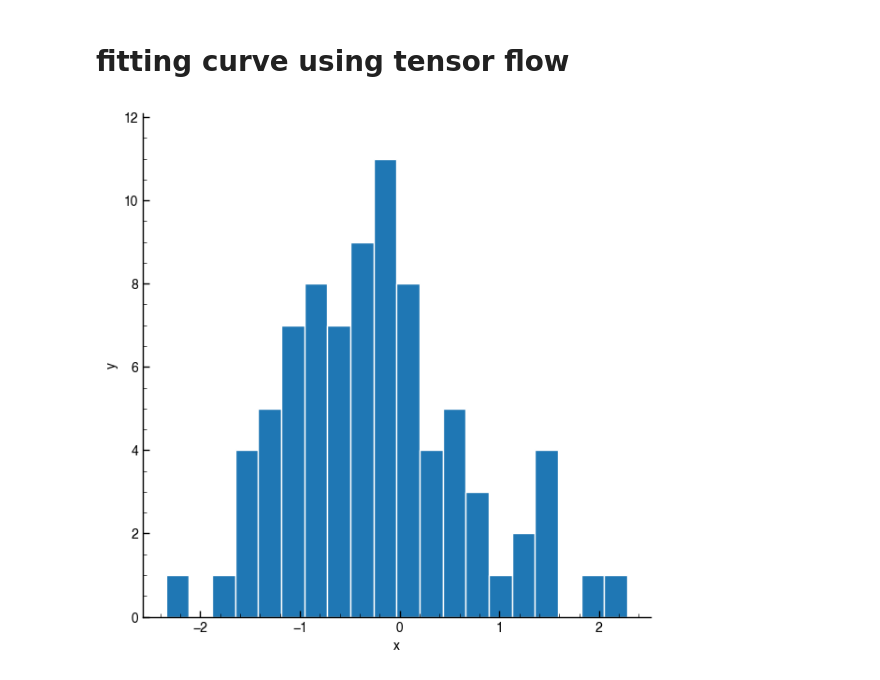
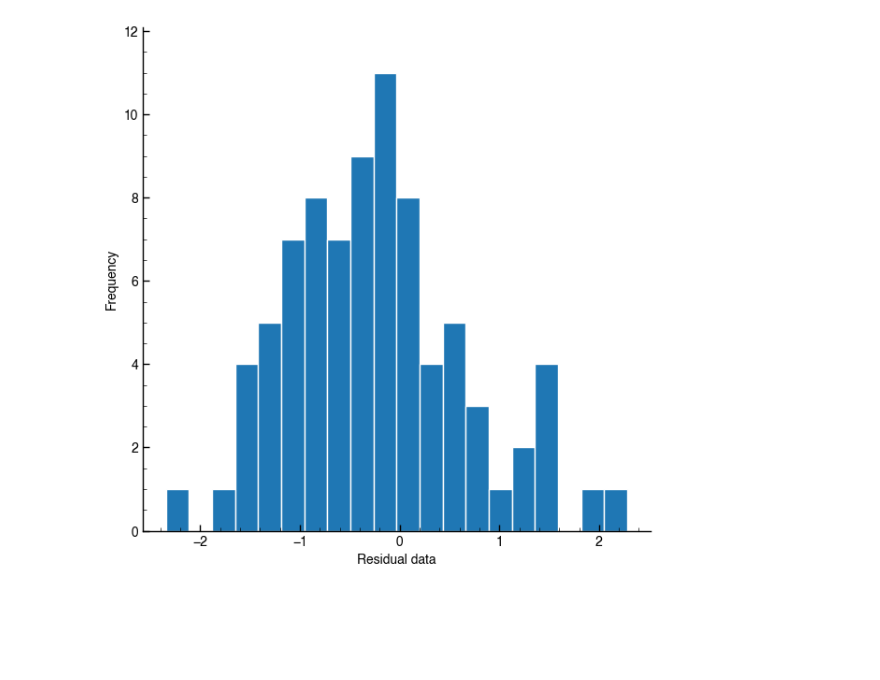
Before and after one commit to kingkap4/ASTR-19-Project, a Jupyter notebook: Project.ipynb, the cells around one changed output. Drawn from its saved outputs; the diff is of its cells as text; code cells hidden in the pictures; blank space fills up the shorter version.

```diff
--- a/Project.ipynb
+++ b/Project.ipynb
@@ -136,10 +138,9 @@ Standard Deviation of Residuals: 0.9063
-# %% [markdown]
-# fitting curve using tensor flow
 # %%
+#Plot the residuals on a histogram
 plt.figure(figsize=(7, 7))
-plt.hist(residuals, bins=20, edgecolor='white')
-plt.xlabel('x')
-plt.ylabel('y')
+plt.hist(residuals, bins=20, edgecolor='white', label = "residual histogram")
+plt.xlabel('Residual data')
+plt.ylabel('Frequency')
 plt.show()
 # %% [output]
-[figure, old version]
+[figure, new version]
```
Also changed, not shown: parts of 15 cells of this notebook.
